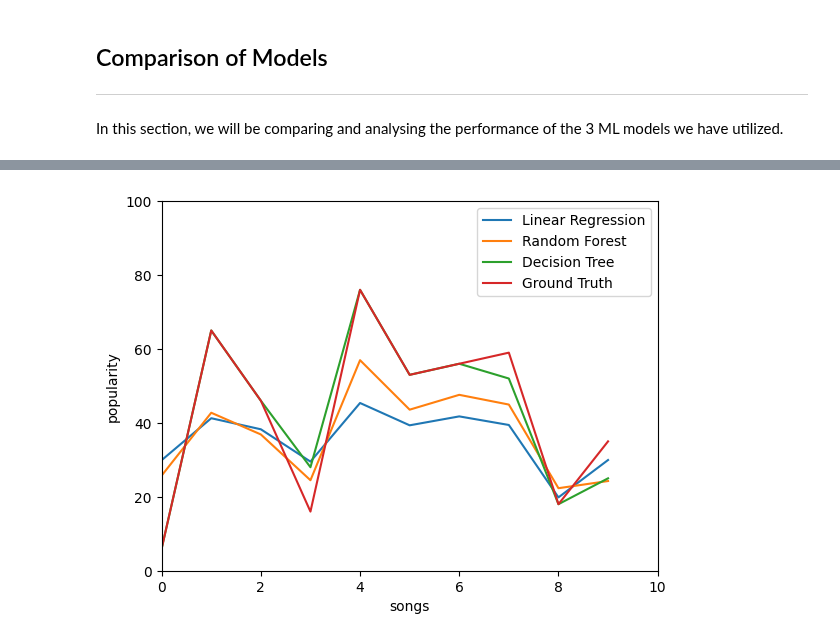
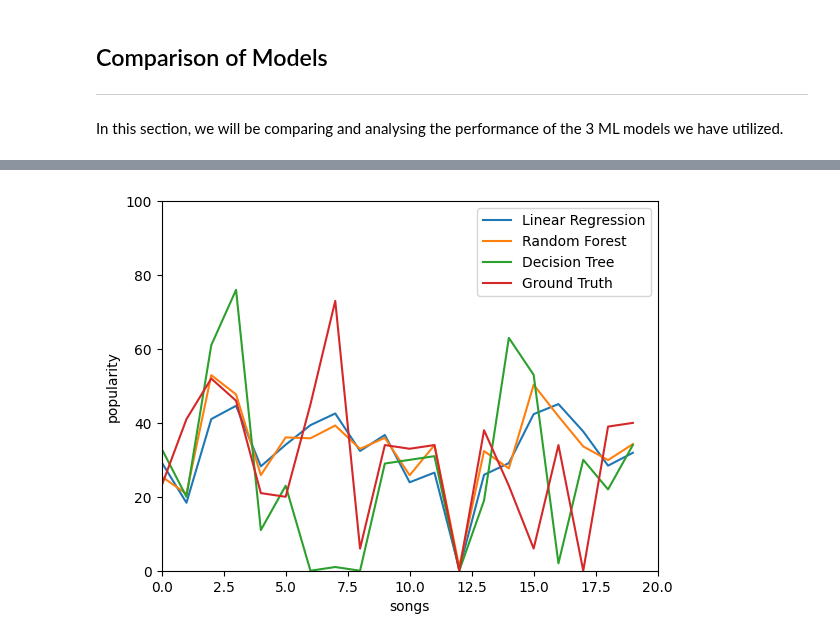
Before and after one commit to ayushmandixit2000/DSAI-Project, a Jupyter notebook: ML Models/Comparison.ipynb, the cells around one changed output, grey strips where cells are left out. Cells and saved outputs as stored; diff of their text form; code cells hidden in the pictures.

```diff
--- a/ML Models/Comparison.ipynb
+++ b/ML Models/Comparison.ipynb
@@ -13,17 +13,3 @@ import numpy as np
 import matplotlib.pyplot as plt # data visualization
 import ipywidgets as widgets # interactive widgets
 from ipywidgets import Box
-# %%
-import pickle
-# Load the saved model from file
-with open('random_forest_model.pkl', 'rb') as file:
-    rforest = pickle.load(file)
-
-
-# load the saved model
-with open('linear_regression_model.pkl', 'rb') as file:
-    model_regression = pickle.load(file)
-
-# Load the saved model from file
-with open('model_decision_model.pkl', 'rb') as file:
-    model_decision_tree = pickle.load(file)
@@ -30,7 +19,7 @@ with open('model_decision_model.pkl', 'rb') as file:
 # %%
 # Load the dataset into a pandas dataframe
 RefinedMusicData = pd.read_csv('../Data/tracks_cleaned.csv')
-RefinedMusicData.drop('release_date',axis=1,inplace=True)
+RefinedMusicData.drop(['release_date','key'],axis=1,inplace=True)
 RefinedMusicData.info()
 # %% [output]
 <class 'pandas.core.frame.DataFrame'>
@@ -88,3 +77,8 @@ X_train = np.array(X_train)
 X_test = np.array(X_test)
 y_train = np.array(y_train)
 y_test = np.array(y_test)
+# %%
+ #creating a regression model
+from sklearn.tree import DecisionTreeRegressor
+model_decision_tree = DecisionTreeRegressor()
+model_decision_tree.fit(X_train, y_train)
@@ -182,5 +168,5 @@ Decision Tree Test Set MSE: 67.32678373014639
 # %%
-test_samples = 10 # amount of songs which would be evaluated
+test_samples = 20 # amount of songs which would be evaluated
 # initialized empty lists for the models predictions
 regression = []
 random_forest = []
@@ -189,7 +175,7 @@ ground_truth = []
 # collecting the models' predictions
 for i in range(test_samples):
     regression.append(model_regression.predict([X_test[i]]))
-    random_forest.append(rforest.predict([X_test[i]]))
+    random_forest.append(model_random_forest_improved.predict([X_test[i]]))
     decision_tree.append(model_decision_tree.predict([X_test[i]]))
     ground_truth.append(y_test[i])
 # Plotting the models' predictions in comparison to the ground truth
@@ -224 +193 @@ plt.show()
-[figure, old version]
+[figure, new version]
```
Also changed, not shown: parts of 14 cells of this notebook, 4 other files.
